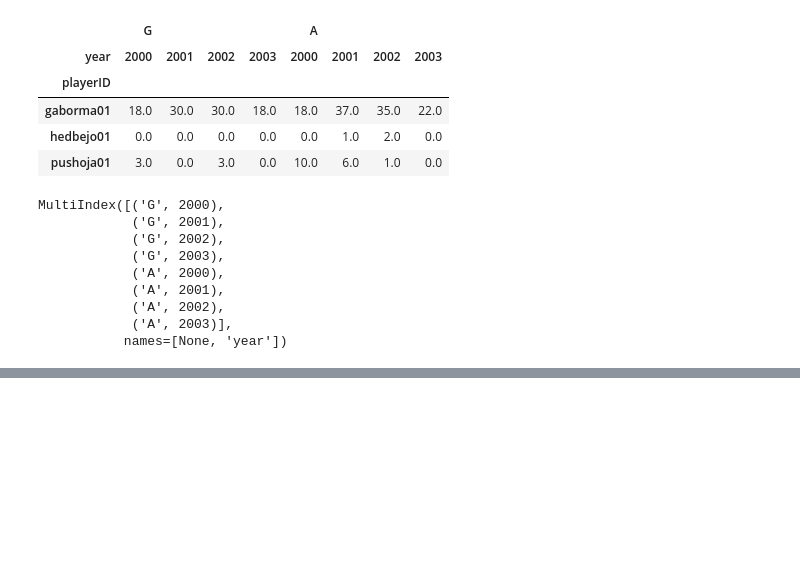
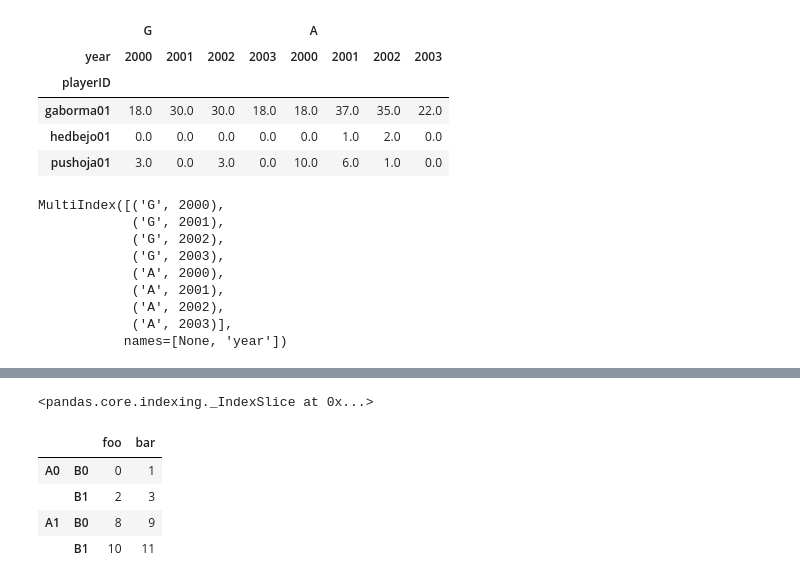
Before and after one commit to yaowenqiang/panda_playbook, a Jupyter notebook: advanced_pandas.ipynb, the cells around one changed output, grey strips where cells are left out. Cells and saved outputs as stored; diff of their text form; code cells hidden in the pictures; blank space fills up the shorter version.

```diff
--- a/advanced_pandas.ipynb
+++ b/advanced_pandas.ipynb
@@ -1093,0 +1141,30 @@ MultiIndex([('G', 2000),
+# %%
+data = {
+    ('California', 2000): [23.5, 23.7, 23.8],
+    ('California', 2010): [24.0, 24.1, 24.2],
+    ('New York', 2000): [22.5, 22.7, 22.8],
+    ('New York', 2010): [23.0, 23.1, 23.2],
+}
+df = pd.DataFrame(data)
+
+# 使用IndexSlice进行切片
+idx = pd.IndexSlice
+idx
+
+# print(df.loc[idx[:, 2010], :])
+# %% [output]
+<pandas.core.indexing._IndexSlice at 0x...>
+# %%
+import numpy as np
+midx = pd.MultiIndex.from_product([['A0','A1'], ['B0','B1','B2','B3']])
+columns = ['foo', 'bar']
+dfmi = pd.DataFrame(np.arange(16).reshape((len(midx), len(columns))),
+                    index=midx, columns=columns)
+# %%
+dfmi.loc[(slice(None), slice('B0', 'B1')), :]
+# %% [output]
+|  |  | foo | bar |
+| A0 | B0 | 0 | 1 |
+|  | B1 | 2 | 3 |
+| A1 | B0 | 8 | 9 |
+|  | B1 | 10 | 11 |
```
Also changed, not shown: parts of 5 cells of this notebook.
